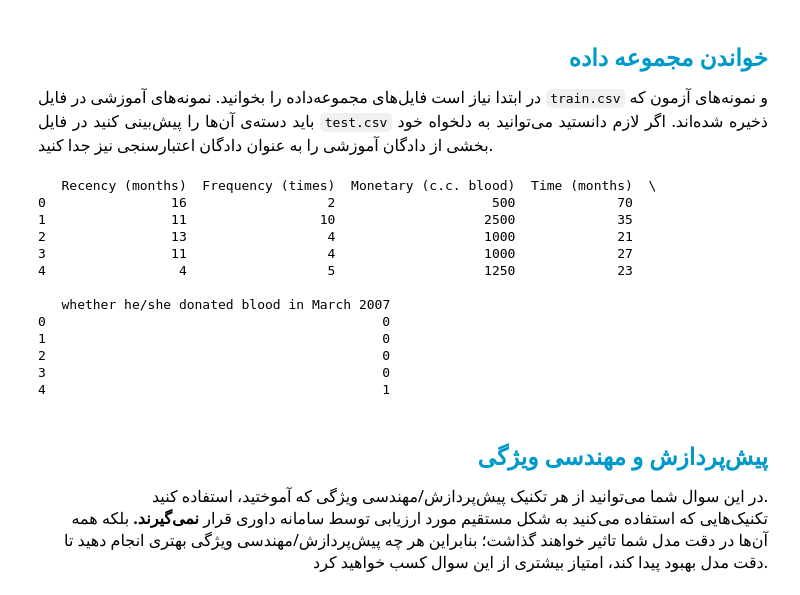
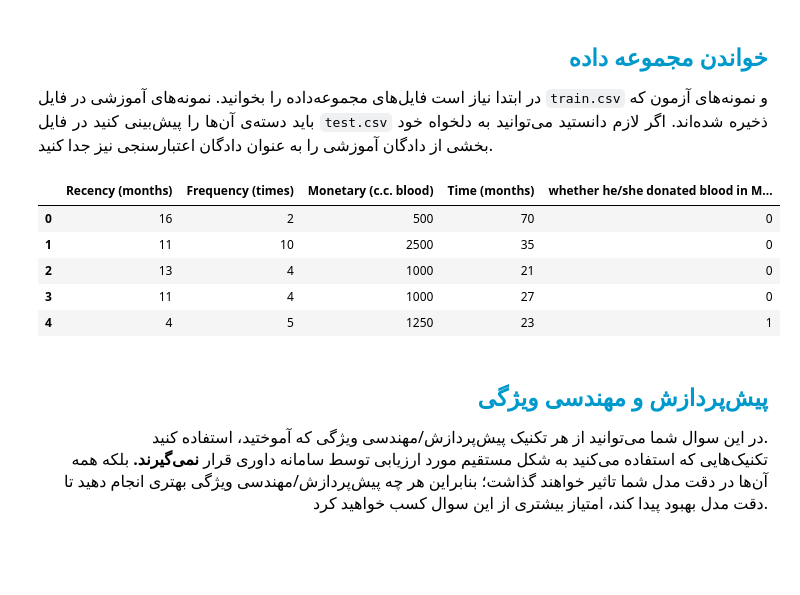
Before and after one commit to AmirrezaNasiri85/Artificial-Inteligance-Boot-Camp, a Jupyter notebook: Tamirin/Week4.2/blood_donation/blood_donation.ipynb, the cells around one changed output. Saved outputs shown, nothing was run; the diff lists cells and outputs as text; code cells hidden in the pictures; blank space fills up the shorter version.

```diff
--- a/Tamirin/Week4.2/blood_donation/blood_donation.ipynb
+++ b/Tamirin/Week4.2/blood_donation/blood_donation.ipynb
@@ -79,26 +79,17 @@ from sklearn.linear_model import LogisticRegression
 # %%
 from sklearn.model_selection import train_test_split
 
 train = pd.read_csv('train.csv')
 test = pd.read_csv('test.csv')
 
-
-# Asigning the cross validation data sets.
-train, crossValidatioin = train_test_split(train, random_state=42, test_size=0.3)
+train.head()
 # %% [output]
-   Recency (months)  Frequency (times)  Monetary (c.c. blood)  Time (months)  \
-0                16                  2                    500             70
-1                11                 10                   2500             35
-2                13                  4                   1000             21
-3                11                  4                   1000             27
-4                 4                  5                   1250             23
-
-   whether he/she donated blood in March 2007
-0                                           0
-1                                           0
-2                                           0
-3                                           0
-4                                           1
+|  | Recency (months) | Frequency (times) | Monetary (c.c. blood) | Time (months) | whether he/she donated blood in M... |
+| 0 | 16 | 2 | 500 | 70 | 0 |
+| 1 | 11 | 10 | 2500 | 35 | 0 |
+| 2 | 13 | 4 | 1000 | 21 | 0 |
+| 3 | 11 | 4 | 1000 | 27 | 0 |
+| 4 | 4 | 5 | 1250 | 23 | 1 |
 # %% [markdown]
 <h2 align=right style="line-height:200%;font-family:vazir;color:#0099cc">
 <font face="vazir" color="#0099cc">
```
Also changed, not shown: parts of 7 cells of this notebook, 3 other files.
